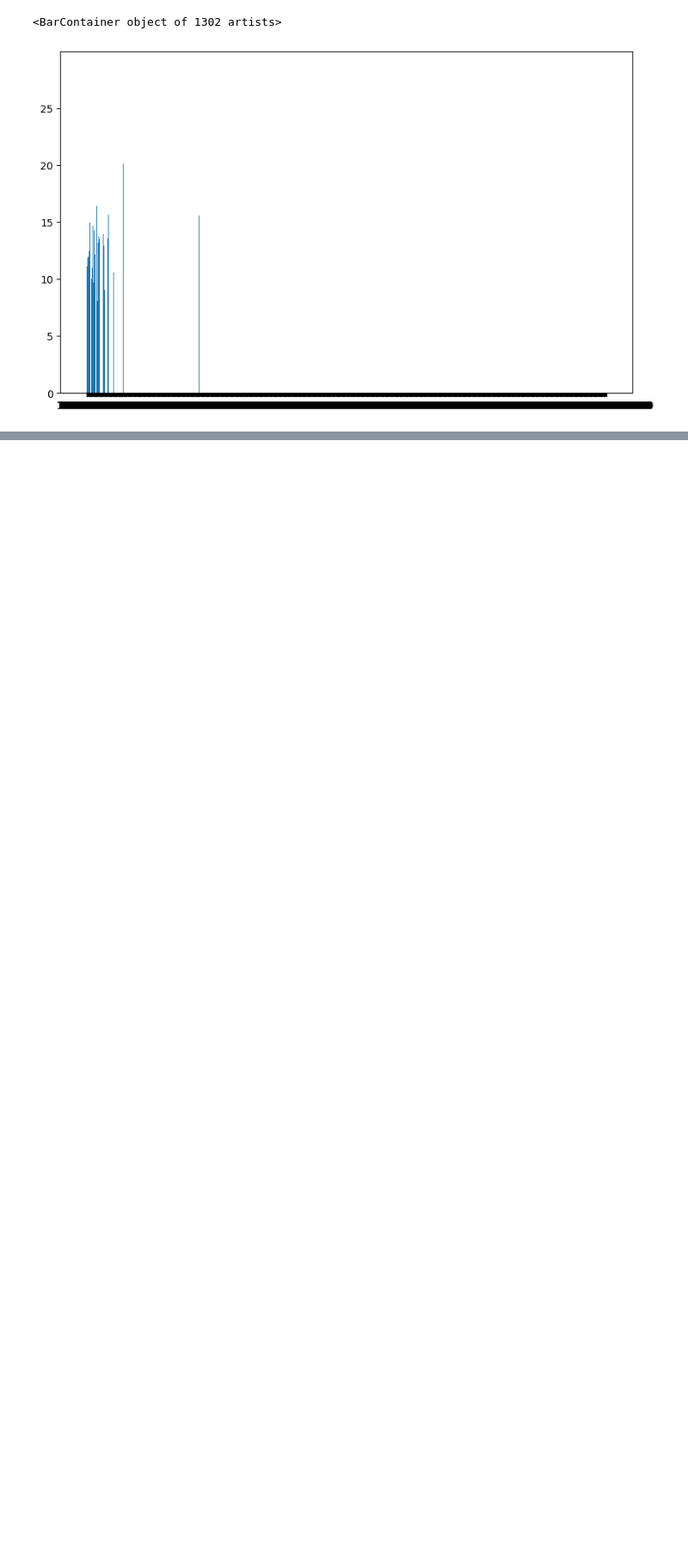
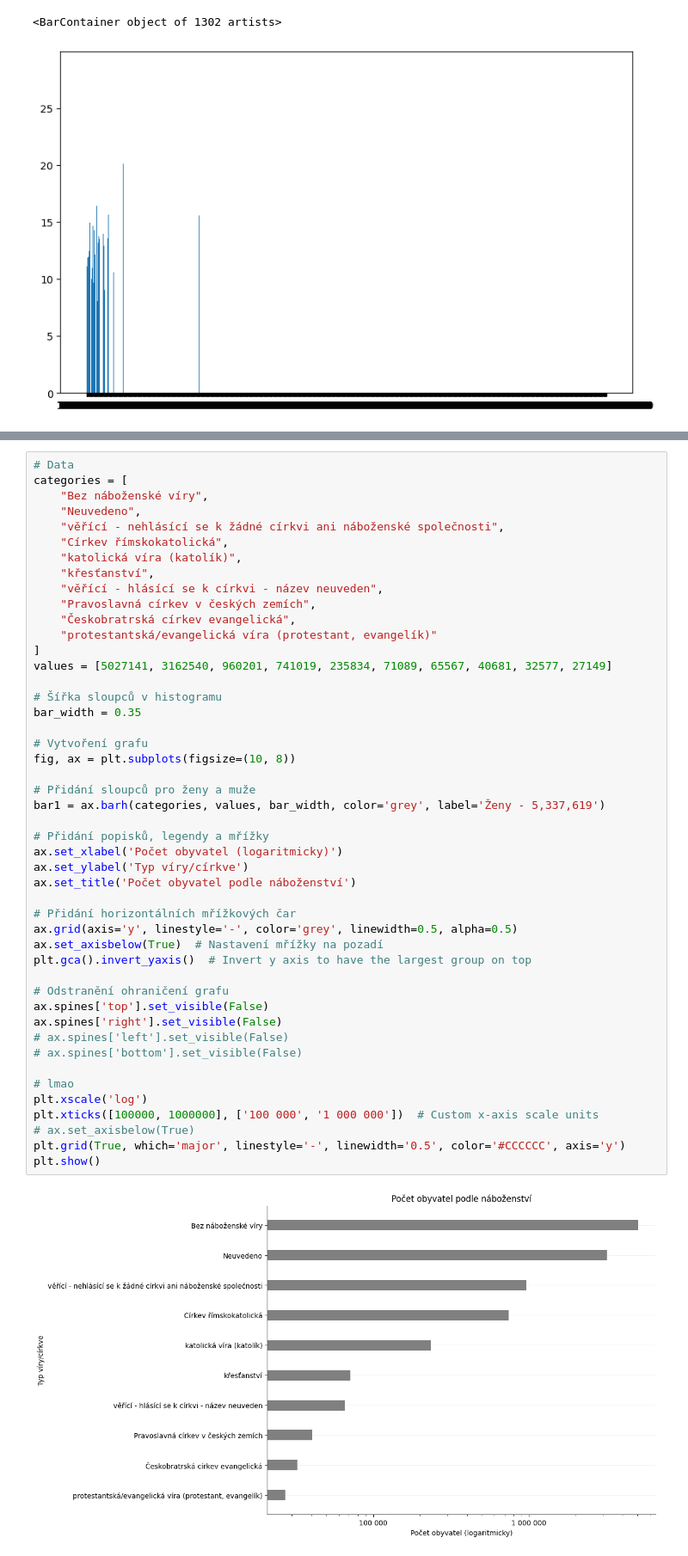
Before and after one commit to rcech44/sp_scitani_lidu, a Jupyter notebook: python_analysis/analysis.ipynb, the cells around one changed output, grey strips where cells are left out. Shown at 86% size. Cells and saved outputs as stored; diff of their text form; blank space fills up the shorter version.

```diff
--- a/python_analysis/analysis.ipynb
+++ b/python_analysis/analysis.ipynb
@@ -970,0 +1052,49 @@ plt.bar(result_df.index, result_df.values)
+# %%
+# Data
+categories = [
+    "Bez náboženské víry",
+    "Neuvedeno",
+    "věřící - nehlásící se k žádné církvi ani náboženské společnosti",
+    "Církev římskokatolická",
+    "katolická víra (katolík)",
+    "křesťanství",
+    "věřící - hlásící se k církvi - název neuveden",
+    "Pravoslavná církev v českých zemích",
+    "Českobratrská církev evangelická",
+    "protestantská/evangelická víra (protestant, evangelík)"
+]
+values = [5027141, 3162540, 960201, 741019, 235834, 71089, 65567, 40681, 32577, 27149]
+
+# Šířka sloupců v histogramu
+bar_width = 0.35
+
+# Vytvoření grafu
+fig, ax = plt.subplots(figsize=(10, 8))
+
+# Přidání sloupců pro ženy a muže
+bar1 = ax.barh(categories, values, bar_width, color='grey', label='Ženy - 5,337,619')
+
+# Přidání popisků, legendy a mřížky
+ax.set_xlabel('Počet obyvatel (logaritmicky)')
+ax.set_ylabel('Typ víry/církve')
+ax.set_title('Počet obyvatel podle náboženství')
+
+# Přidání horizontálních mřížkových čar
+ax.grid(axis='y', linestyle='-', color='grey', linewidth=0.5, alpha=0.5)
+ax.set_axisbelow(True)  # Nastavení mřížky na pozadí
+plt.gca().invert_yaxis()  # Invert y axis to have the largest group on top
+
+# Odstranění ohraničení grafu
+ax.spines['top'].set_visible(False)
+ax.spines['right'].set_visible(False)
+# ax.spines['left'].set_visible(False)
+# ax.spines['bottom'].set_visible(False)
+
+# lmao
+plt.xscale('log')
+plt.xticks([100000, 1000000], ['100 000', '1 000 000'])  # Custom x-axis scale units
+# ax.set_axisbelow(True)
+plt.grid(True, which='major', linestyle='-', linewidth='0.5', color='#CCCCCC', axis='y')
+plt.show()
+# %% [output]
+[figure, added]
```
Also changed, not shown: parts of 17 cells of this notebook, 2 other files.
